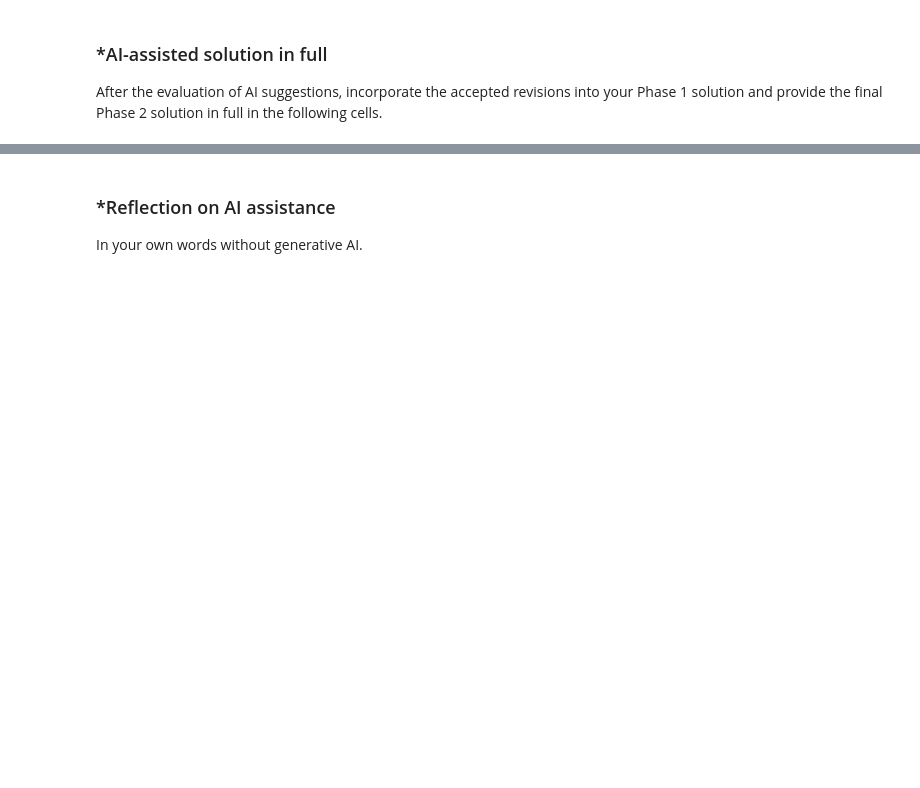
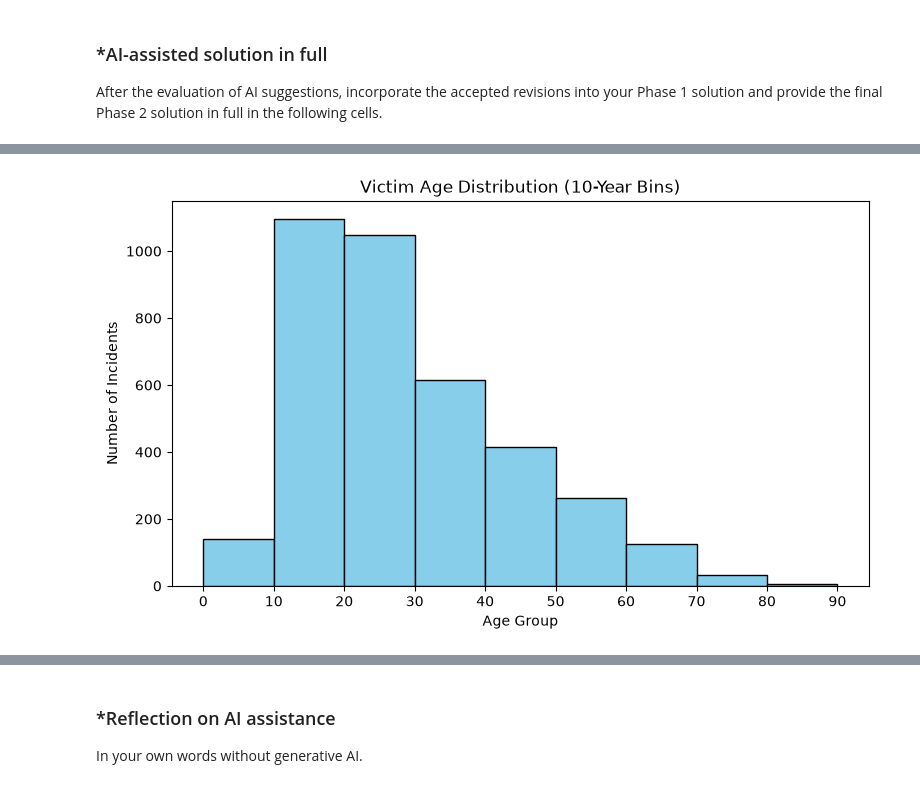
Before and after one commit to Henryf123/A01-data-wrangling, a Jupyter notebook: notebook.ipynb, the cells around one changed output, grey strips where cells are left out. Saved outputs shown, nothing was run; the diff lists cells and outputs as text; code cells hidden in the pictures; blank space fills up the shorter version.

```diff
--- a/notebook.ipynb
+++ b/notebook.ipynb
@@ -185,0 +253,79 @@ After the evaluation of AI suggestions, incorporate the accepted revisions into
+# %%
+import matplotlib.pyplot as plt
+import numpy as np
+import pandas as pd
+
+# ==========================================
+# Dataset 2: Global Shark Attack File
+# ==========================================
+path_gsaf = "./data/GSAF5.xls"
+df_shark = pd.read_excel(path_gsaf)
+
+# Clean empty columns & filter years
+cleaned_shark = df_shark.dropna(how='all', axis=1).copy()
+cleaned_shark = cleaned_shark.query("Year >= 1940")
+
+# 1. Shark attacks by year
+print("\nShark attacks by year:")
+print(cleaned_shark['Year'].value_counts().sort_index())
+
+# 2. Clean 'Age' column properly
+cleaned_age = (
+    cleaned_shark['Age']
+    .replace('?', np.nan)
+    .dropna()
+    .astype(str)
+    .str.replace("'s", "", regex=False)
+    .str.replace("+", "", regex=False)
+)
+# FIX: Extract digits using Regex, convert to numeric, and set explicit bins
+# 1. Extract the first sequence of digits (e.g., '20s' -> 20, '45+' -> 45)
+age_numeric = pd.to_numeric(
+    cleaned_df['Age'].astype(str).str.extract(r'(\d+)', expand=False),
+    errors='coerce'
+).dropna()
+
+# 2. Filter reasonable age limits (0 to 100)
+age_numeric = age_numeric[age_numeric.between(0, 100)]
+
+# 3. Plot using explicit 10-year bin intervals
+plt.figure(figsize=(9, 5))
+plt.hist(age_numeric, bins=range(0, 100, 10), edgecolor='black', color='skyblue')
+plt.xticks(range(0, 100, 10))
+plt.title("Victim Age Distribution (10-Year Bins)")
+plt.xlabel("Age Group")
+plt.ylabel("Number of Incidents")
+plt.show()
+
+# FIX: Clean strings and use scalar counts (.sum() or len())
+
+# 1. Male Victim Proportion
+# Clean whitespace and normalize text
+sex_series = cleaned_df['Sex'].astype(str).str.strip().str.upper()
+
+males = (sex_series == 'M').sum()
+known_genders = sex_series.isin(['M', 'F']).sum()
+
+prop_male = males / known_genders
+print(f"Male Victim Proportion: {prop_male:.2%}")
+
+# 2. Unprovoked Attack Proportion
+type_series = cleaned_df['Type'].astype(str).str.strip().str.title()
+
+# Filter to valid categories
+valid_types = type_series[type_series.isin(['Unprovoked', 'Provoked', 'Unknown'])]
+
+unprovoked_count = (valid_types == 'Unprovoked').sum()
+total_valid = len(valid_types)
+
+prop_unprovoked = unprovoked_count / total_valid
+print(f"Unprovoked Attack Proportion: {prop_unprovoked:.2%}")
+
+# 4. Proportion of unprovoked attacks
+valid_types = ['Unprovoked', 'Provoked', 'Unknown']
+cleaned_type_df = cleaned_shark[cleaned_shark['Type'].isin(valid_types)]
+
+unprovoked_count = (cleaned_type_df['Type'] == 'Unprovoked').sum()
+total_valid_types = len(cleaned_type_df)
+print(f"Proportion of unprovoked attacks: {unprovoked_count / total_valid_types:.2%}")
+# %% [output]
@@ -185,0 +346 @@ After the evaluation of AI suggestions, incorporate the accepted revisions into
+[figure, added]
```
Also changed, not shown: parts of 7 cells of this notebook.
